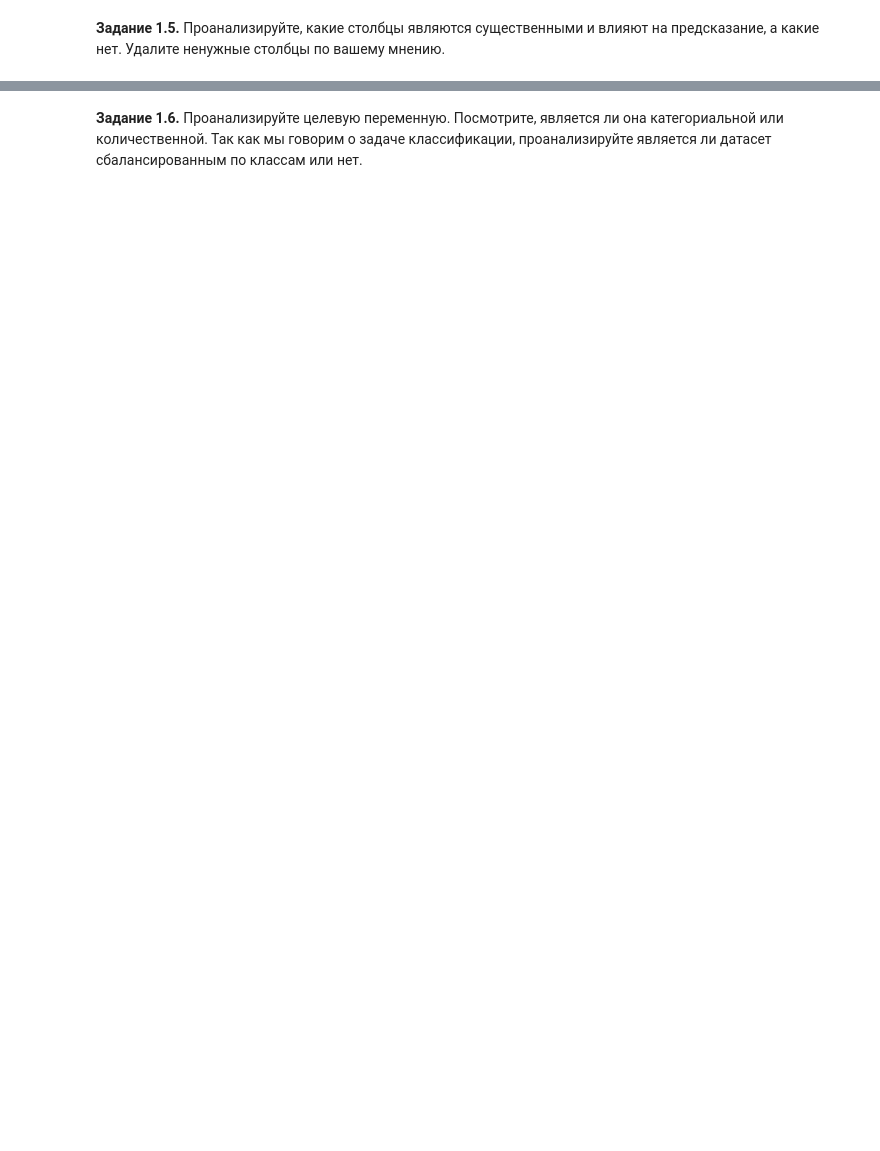
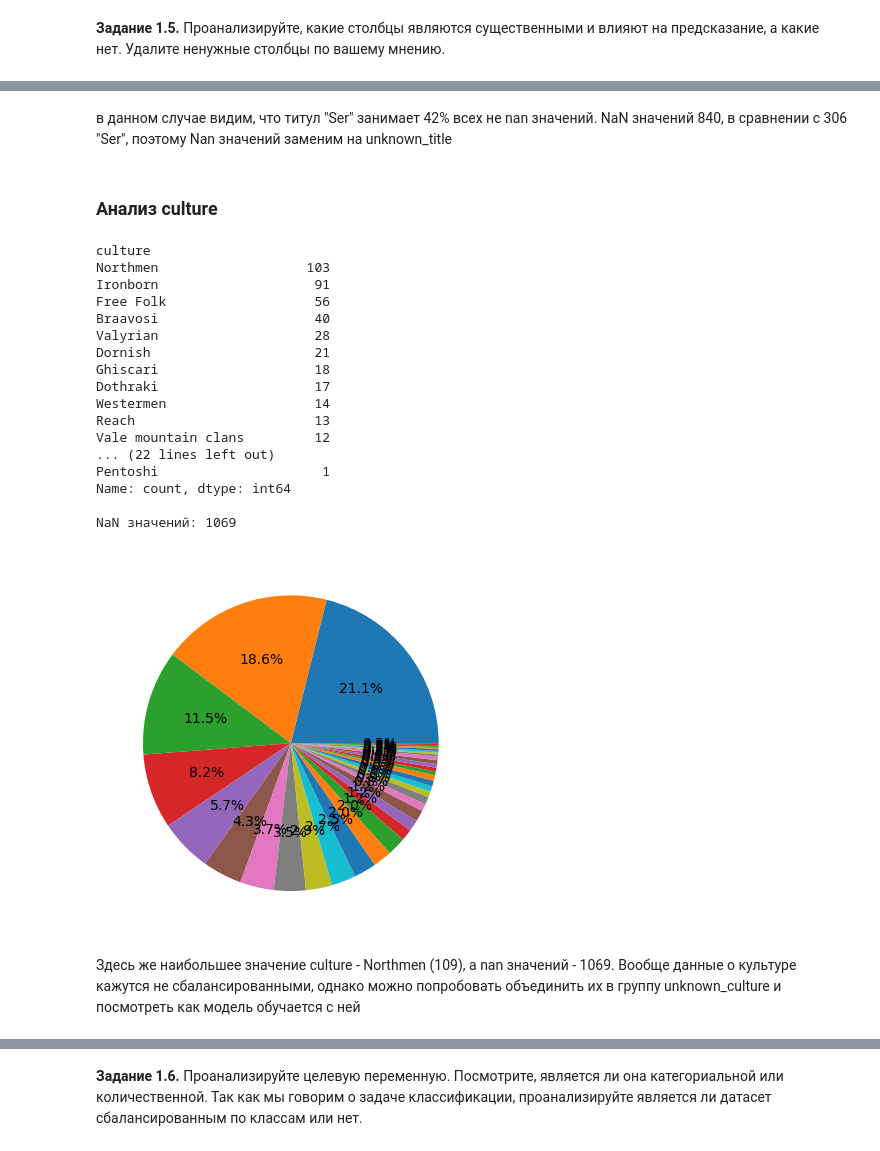
Before and after one commit to episode16/Py, a Jupyter notebook: DLS_mipt/game_of_thrones_hw1/hw_1_game_of_thrones_ipynb.ipynb, the cells around one changed output, grey strips where cells are left out. Saved outputs shown, nothing was run; the diff lists cells and outputs as text; code cells hidden in the pictures; blank space fills up the shorter version.

```diff
--- a/DLS_mipt/game_of_thrones_hw1/hw_1_game_of_thrones_ipynb.ipynb
+++ b/DLS_mipt/game_of_thrones_hw1/hw_1_game_of_thrones_ipynb.ipynb
@@ -276,0 +349,33 @@ data.drop(columns=[...], inplace = True)
+# %% [markdown]
+в данном случае видим, что титул "Ser" занимает 42% всех не nan значений. NaN значений 840, в сравнении с 306 "Ser", поэтому Nan значений заменим на unknown_title
+# %%
+df.loc[df.title.isnull(), ['title']] = 'unknown_title'
+# %% [markdown]
+### Анализ culture
+# %%
+data_culture = df['culture'].value_counts()
+print(data_culture)
+print('\nNaN значений:', df['culture'].isna().sum())
+plt.pie(data_culture, autopct='%1.1f%%')
+plt.show()
+# %% [output]
+culture
+Northmen                   103
+Ironborn                    91
+Free Folk                   56
+Braavosi                    40
+Valyrian                    28
+Dornish                     21
+Ghiscari                    18
+Dothraki                    17
+Westermen                   14
+Reach                       13
+Vale mountain clans         12
+... (22 lines left out)
+Pentoshi                     1
+Name: count, dtype: int64
+
+NaN значений: 1069
+[figure, added]
+# %% [markdown]
+Здесь же наибольшее значение culture - Northmen (109), а nan значений - 1069. Вообще данные о культуре кажутся не сбалансированными, однако можно попробовать объединить их в группу unknown_culture и посмотреть как модель обучается с ней
```
Also changed, not shown: parts of 82 cells of this notebook.
